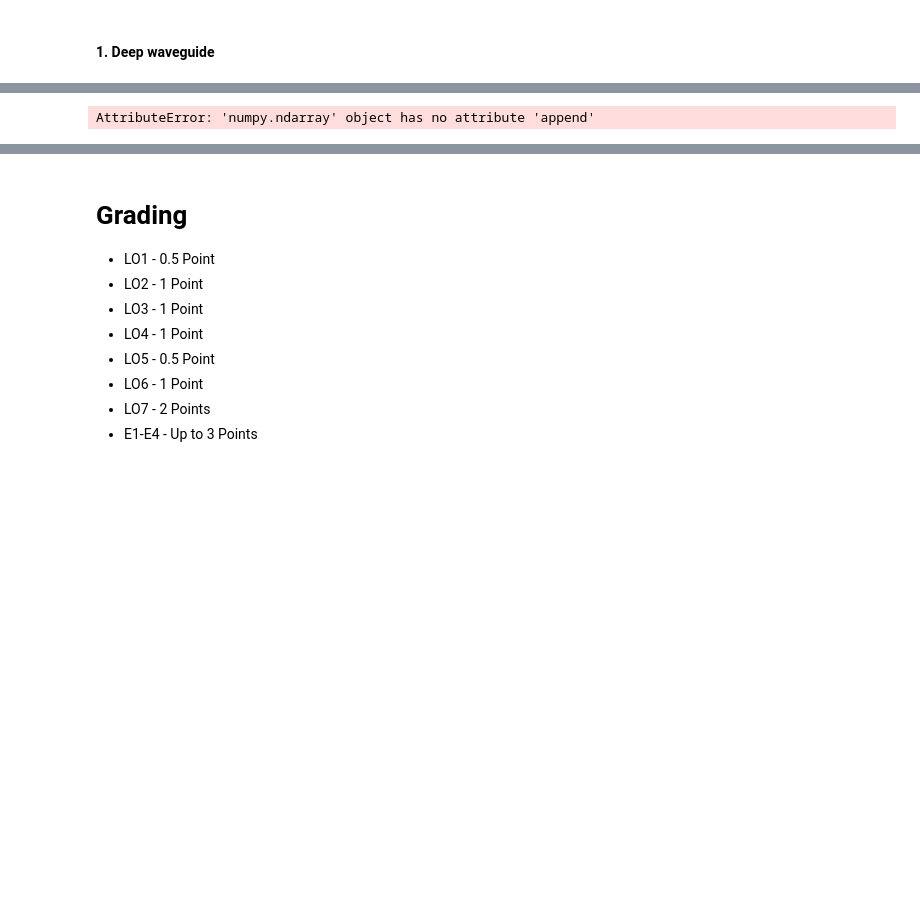
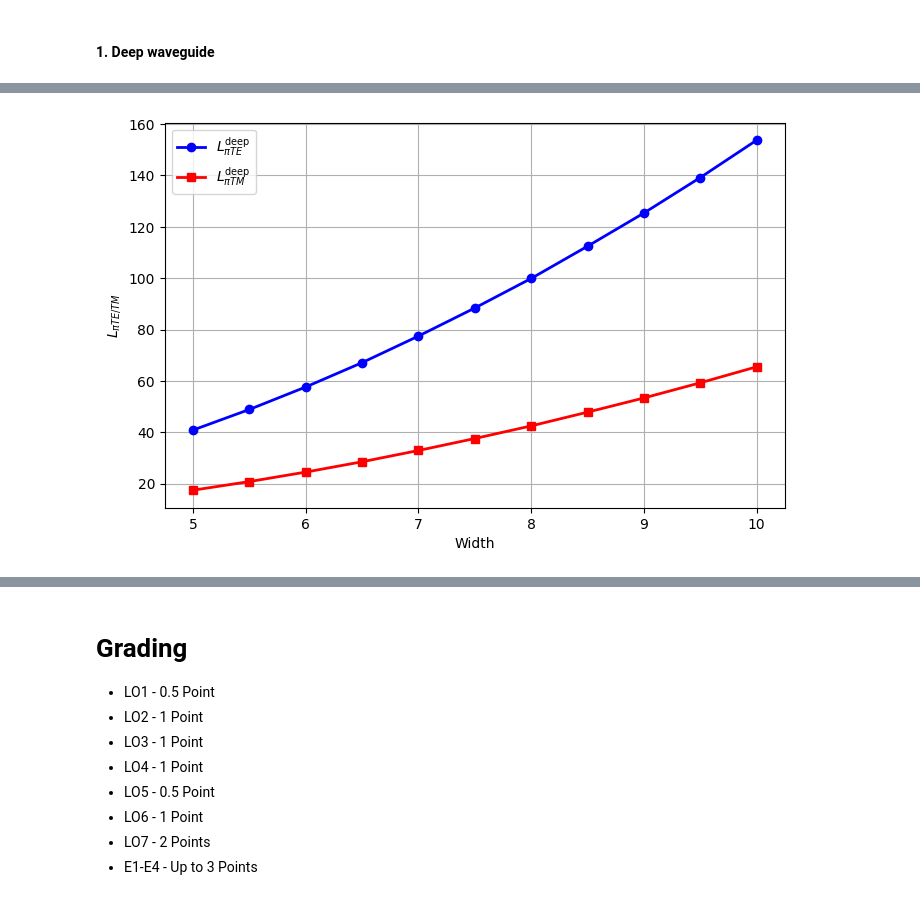
Before and after one commit to lorenagomezdiego/cifoin-lab2, a Jupyter notebook: COUPLERS_Student.ipynb, the cells around one changed output, grey strips where cells are left out. Cells and saved outputs as stored; diff of their text form; code cells hidden in the pictures; blank space fills up the shorter version.

```diff
--- a/COUPLERS_Student.ipynb
+++ b/COUPLERS_Student.ipynb
@@ -1295,7 +1284,6 @@ for wdth in mmi_body_w:
         cache_path='.cache/', # Important! In order to save simulation time, set your cache Path!
         precision='double',
     )
-    neff = mmi_body_waveguide.n_eff.real
     neff = np.asarray(mmi_body_waveguide.n_eff.real)
     d_n_eff_TE = neff[0] - neff[1]
     d_n_eff_TM = neff[2] - neff[3]
@@ -1308,10 +1296,10 @@ L_pi_TM = np.array(L_pi_TM)
 # STUDENT plot here.
 
 plt.figure(figsize=(8, 5))
-plt.plot(mmi_body_w, Lpi_TE, 'b-o', linewidth=2, label='L_pi_TE')
-plt.plot(mmi_body_w, Lpi_TM, 'r-s',linewidth=2, label='L_pi_TM')
+plt.plot(mmi_body_w, L_pi_TE, 'b-o', linewidth=2, label="$L_{\pi TE}^{\mathrm{deep}}$")
+plt.plot(mmi_body_w, L_pi_TM, 'r-s',linewidth=2, label="$L_{\pi TM}^{\mathrm{deep}}$")
 plt.xlabel("Width")
-plt.ylabel("L_pi_TE/TM")
+plt.ylabel("$L_{\pi TE/TM}$")
 plt.grid()
 plt.legend()
 plt.show()
@@ -1320 +1318 @@ plt.show()
-AttributeError: 'numpy.ndarray' object has no attribute 'append'
+[figure, added]
```
Also changed, not shown: parts of 7 cells of this notebook.
